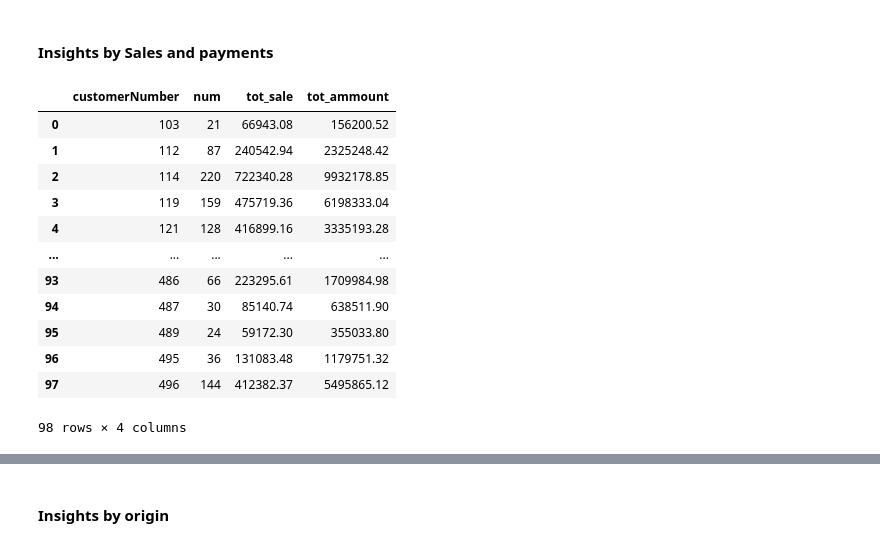
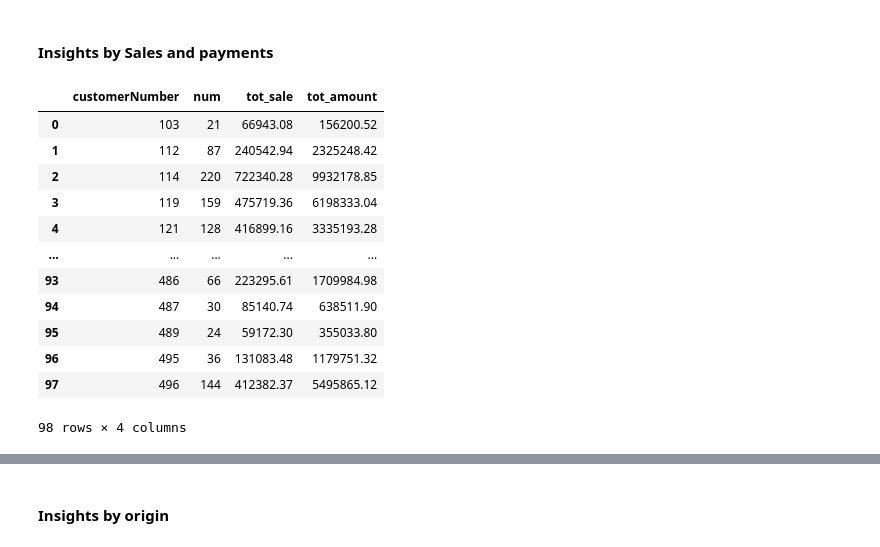
Before and after one commit to ricardoahumada/DataScienceBasics, a Jupyter notebook: ejercicios/04.1.Ejercicio_DataQ_Perfilado_sol.ipynb, the cells around one changed output, grey strips where cells are left out. Cells and saved outputs as stored; diff of their text form; code cells hidden in the pictures.

```diff
--- a/ejercicios/04.1.Ejercicio_DataQ_Perfilado_sol.ipynb
+++ b/ejercicios/04.1.Ejercicio_DataQ_Perfilado_sol.ipynb
@@ -875,12 +514,11 @@ merged_df.tail()
 # %% [markdown]
 #### Insights by Sales and payments
 # %%
-customer_sales_pays = merged_df.groupby('customerNumber').agg(num=('complete_order_number', 'count'), tot_sale=(
-    'sales_amount', 'sum'), tot_ammount=('amount', 'sum')).reset_index()
+customer_sales_pays = merged_df.groupby('customerNumber').agg(num=('complete_order_number', 'count'), tot_sale=('sales_amount', 'sum'), tot_amount=('amount', 'sum')).reset_index()
 
 customer_sales_pays
 # %% [output]
-|  | customerNumber | num | tot_sale | tot_ammount |
+|  | customerNumber | num | tot_sale | tot_amount |
 | 0 | 103 | 21 | 66943.08 | 156200.52 |
 | 1 | 112 | 87 | 240542.94 | 2325248.42 |
 | 2 | 114 | 220 | 722340.28 | 9932178.85 |
```
Also changed, not shown: parts of 62 cells of this notebook, 4 other files.
